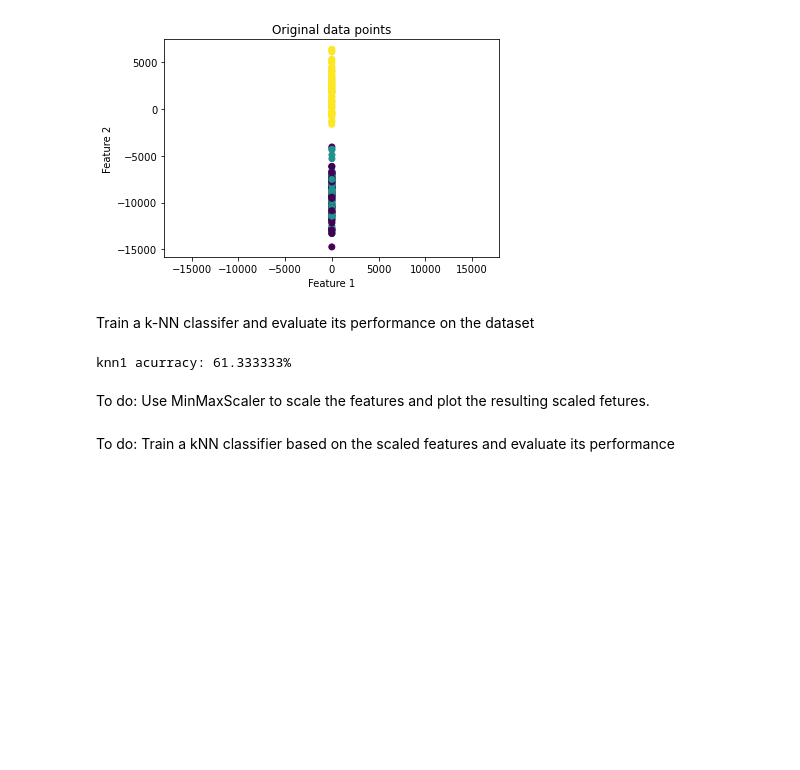
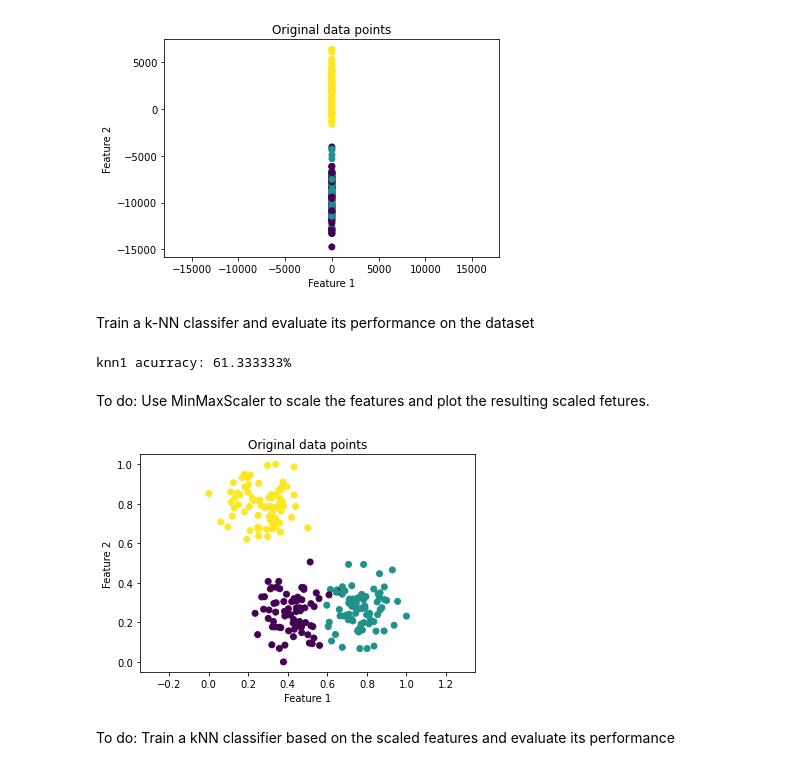
Before and after one commit to wooihaw/pai_july2022, a Jupyter notebook: Part_2/handson_2/handson_2b.ipynb, the cells around one changed output. Cells and saved outputs as stored; diff of their text form; code cells hidden in the pictures; blank space fills up the shorter version.

```diff
--- a/Part_2/handson_2/handson_2b.ipynb
+++ b/Part_2/handson_2/handson_2b.ipynb
@@ -40,2 +36,19 @@ scl = MinMaxScaler()
+# %%
+from sklearn.preprocessing import MinMaxScaler
+
+scl = MinMaxScaler()
+X2_train = scl.fit_transform(X1_train)
+X2_test = scl.transform(X1_test)
+
+xx = X2_train[:, 0]
+yy = X2_train[:, 1]
+plt.scatter(xx, yy, c=y_train)
+plt.xlabel('Feature 1')
+plt.ylabel('Feature 2')
+plt.title('Original data points')
+plt.axis('equal')
+plt.show()
+# %% [output]
+[figure, added]
 # %% [markdown]
 To do: Train a kNN classifier based on the scaled features and evaluate its performance
```
Also changed, not shown: parts of 1 cell of this notebook.
